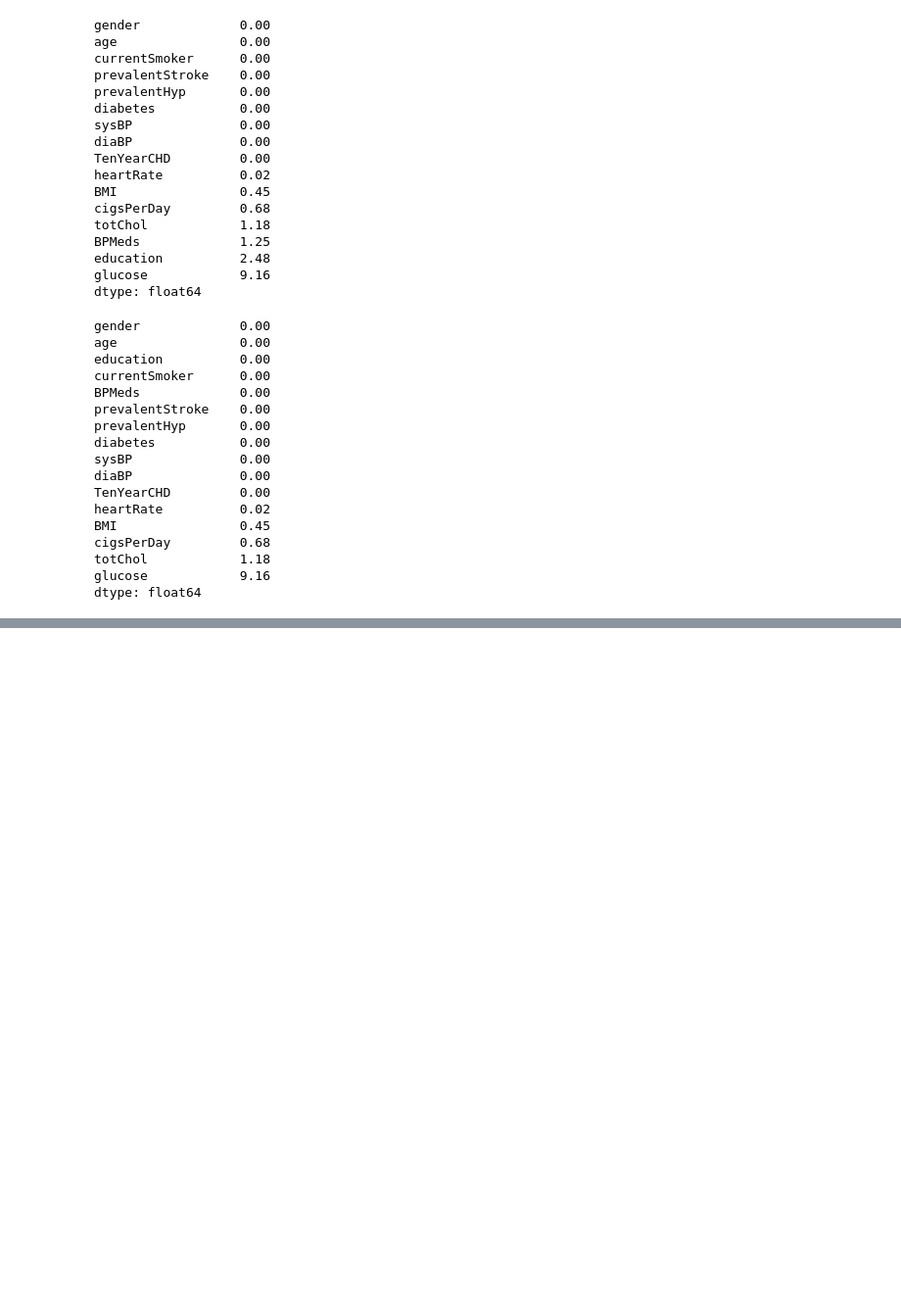
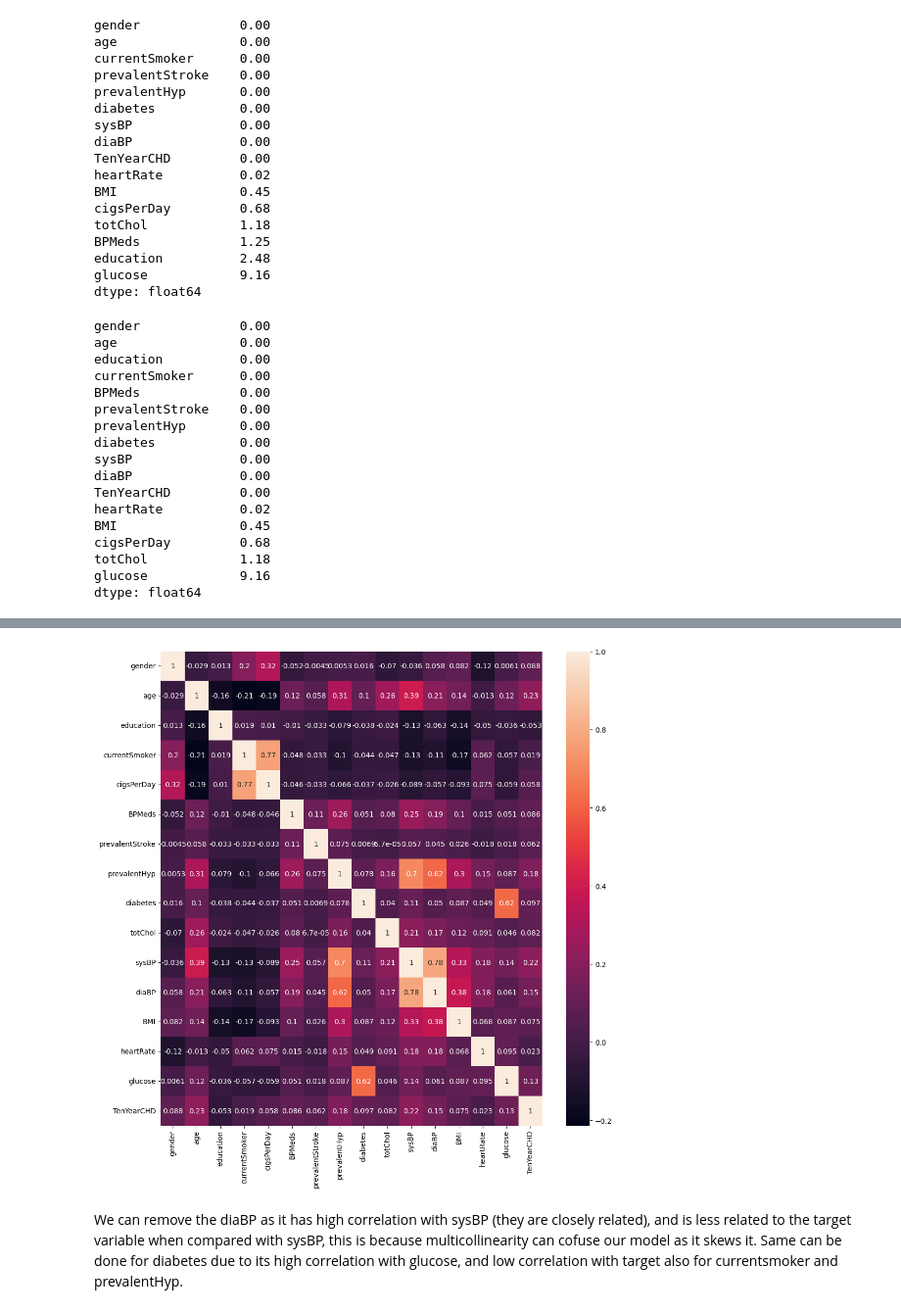
Before and after one commit to PManiAwasthi/Data-Analytics-with-python-notebooks, a Jupyter notebook: Project 2 Classification for Heart Attack Tendency in next 10 Years/heart_attack_in_10_years_classification_project.ipynb, the cells around one changed output, grey strips where cells are left out. Shown at 98% size. Drawn from its saved outputs; the diff is of its cells as text; code cells hidden in the pictures; blank space fills up the shorter version.

```diff
--- a/Project 2 Classification for Heart Attack Tendency in next 10 Years/heart_attack_in_10_years_classification_project.ipynb
+++ b/Project 2 Classification for Heart Attack Tendency in next 10 Years/heart_attack_in_10_years_classification_project.ipynb
@@ -251,0 +371,9 @@ df_new.head()
+# %%
+plt.figure(figsize=(12,12))
+sns.heatmap(df_new.corr(), annot=True)
+plt.show()
+# %% [output]
+[figure, added]
+# %% [markdown]
+We can remove the diaBP as it has high correlation with sysBP (they are closely related), and is less related to the target variable when compared with sysBP, this is because multicollinearity can cofuse our model as it skews it.
+Same can be done for diabetes due to its high correlation with glucose, and low correlation with target also for currentsmoker and prevalentHyp.
```
Also changed, not shown: parts of 42 cells of this notebook.
